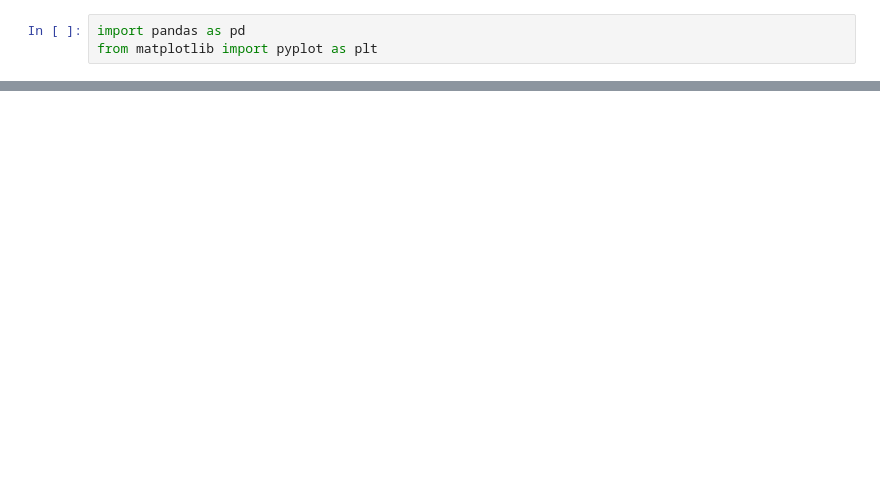
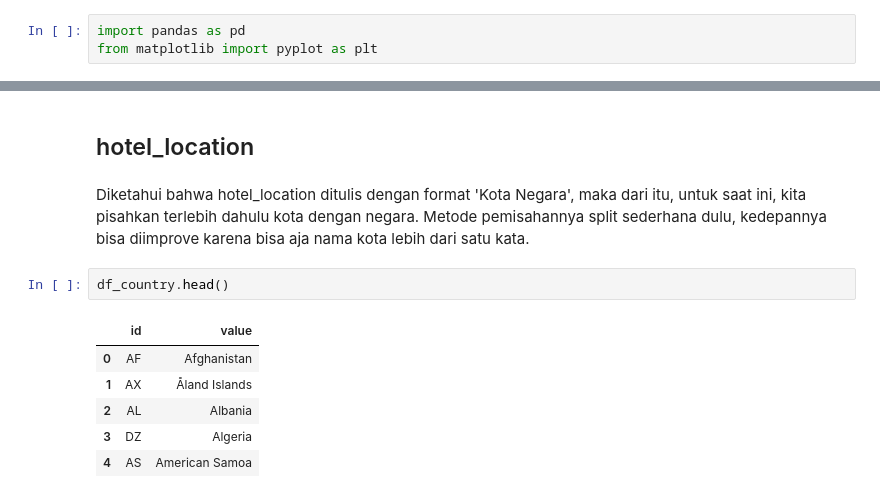
Before and after one commit to RayhanAdii/tpw-hotelreview, a Jupyter notebook: 1_data_understanding.ipynb, the cells around one changed output, grey strips where cells are left out. Drawn from its saved outputs; the diff is of its cells as text; blank space fills up the shorter version.

```diff
--- a/1_data_understanding.ipynb
+++ b/1_data_understanding.ipynb
@@ -15,0 +74,13 @@ df_train.head()
+# %% [markdown]
+## hotel_location
+# %% [markdown]
+Diketahui bahwa hotel_location ditulis dengan format 'Kota Negara', maka dari itu, untuk saat ini, kita pisahkan terlebih dahulu kota dengan negara. Metode pemisahannya split sederhana dulu, kedepannya bisa diimprove karena bisa aja nama kota lebih dari satu kata.
+# %%
+df_country.head()
+# %% [output]
+|  | id | value |
+| 0 | AF | Afghanistan |
+| 1 | AX | Åland Islands |
+| 2 | AL | Albania |
+| 3 | DZ | Algeria |
+| 4 | AS | American Samoa |
```
Also changed, not shown: parts of 13 cells of this notebook, 1 other file.
